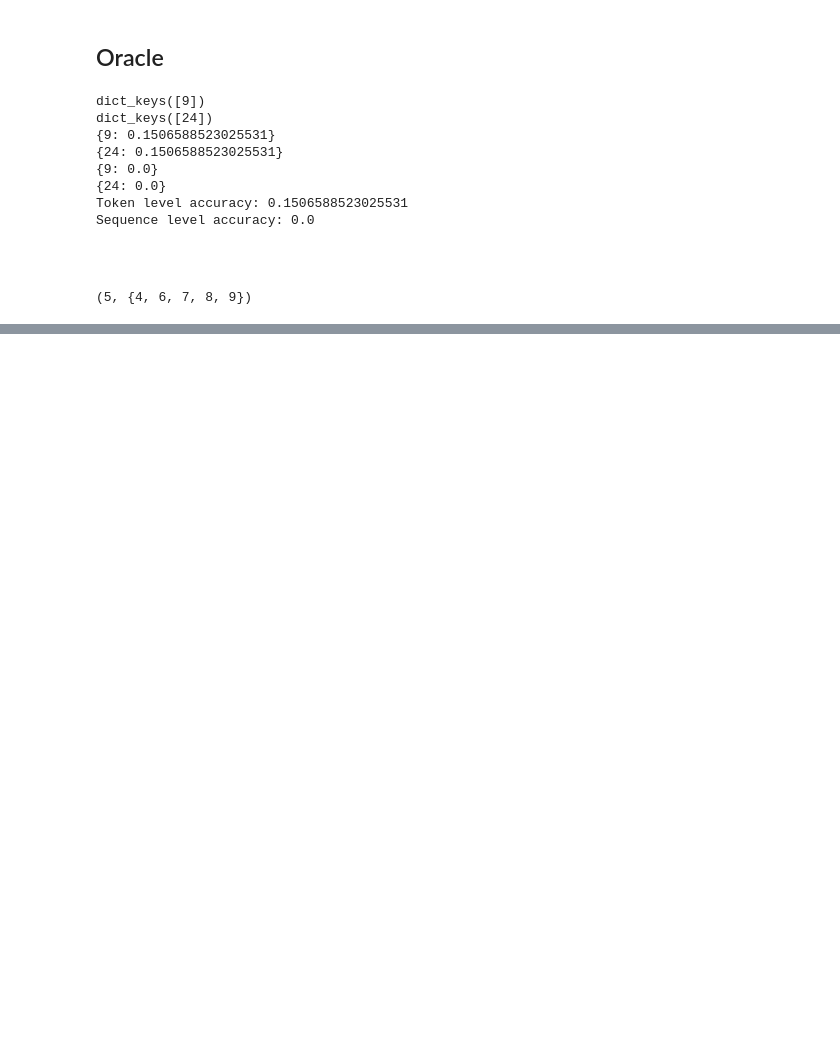
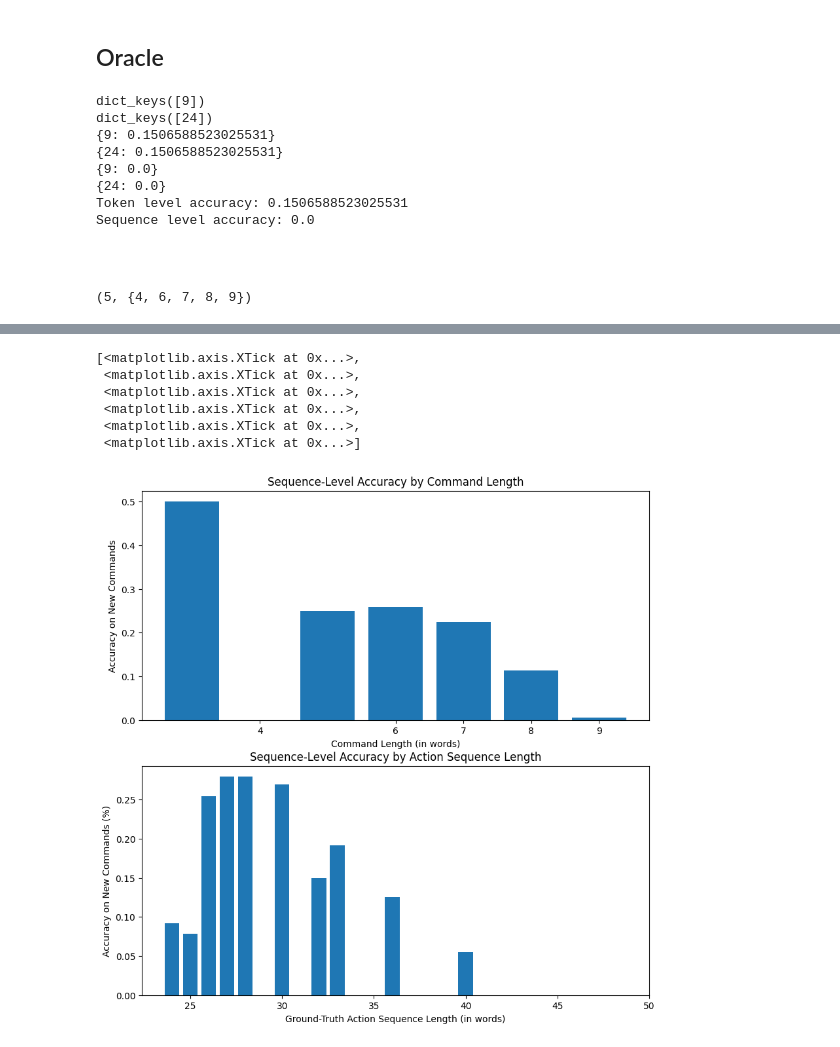
Before and after one commit to bragg13/crispy-fortnight, a Jupyter notebook: experiment2.ipynb, the cells around one changed output, grey strips where cells are left out. Saved outputs shown, nothing was run; the diff lists cells and outputs as text; code cells hidden in the pictures; blank space fills up the shorter version.

```diff
--- a/experiment2.ipynb
+++ b/experiment2.ipynb
@@ -533,0 +568,26 @@ len(unique_lengths), unique_lengths
+# %%
+#sequence plots
+
+fig, axs = plt.subplots(2, 1, figsize=(10, 10))
+
+# plot the average accuracy for each command length
+axs[0].bar(list(command_seqavgs_avg.keys()), list(command_seqavgs_avg.values()))
+axs[0].set_xlabel("Command Length (in words)")
+axs[0].set_ylabel("Accuracy on New Commands")
+axs[0].set_title("Sequence-Level Accuracy by Command Length")
+axs[0].set_xticks([4, 6, 7, 8, 9])
+
+# plot the average accuracy for each ground-truth sequence length
+axs[1].bar(list(gt_seqavgs_avg.keys()), list(gt_seqavgs_avg.values()))
+axs[1].set_xlabel("Ground-Truth Action Sequence Length (in words)")
+axs[1].set_ylabel("Accuracy on New Commands (%)")
+axs[1].set_title("Sequence-Level Accuracy by Action Sequence Length")
+axs[1].set_xticks([25, 30, 35, 40, 45, 50])
+# %% [output]
+[<matplotlib.axis.XTick at 0x...>,
+ <matplotlib.axis.XTick at 0x...>,
+ <matplotlib.axis.XTick at 0x...>,
+ <matplotlib.axis.XTick at 0x...>,
+ <matplotlib.axis.XTick at 0x...>,
+ <matplotlib.axis.XTick at 0x...>]
+[figure, added]
```
Also changed, not shown: parts of 11 cells of this notebook.
